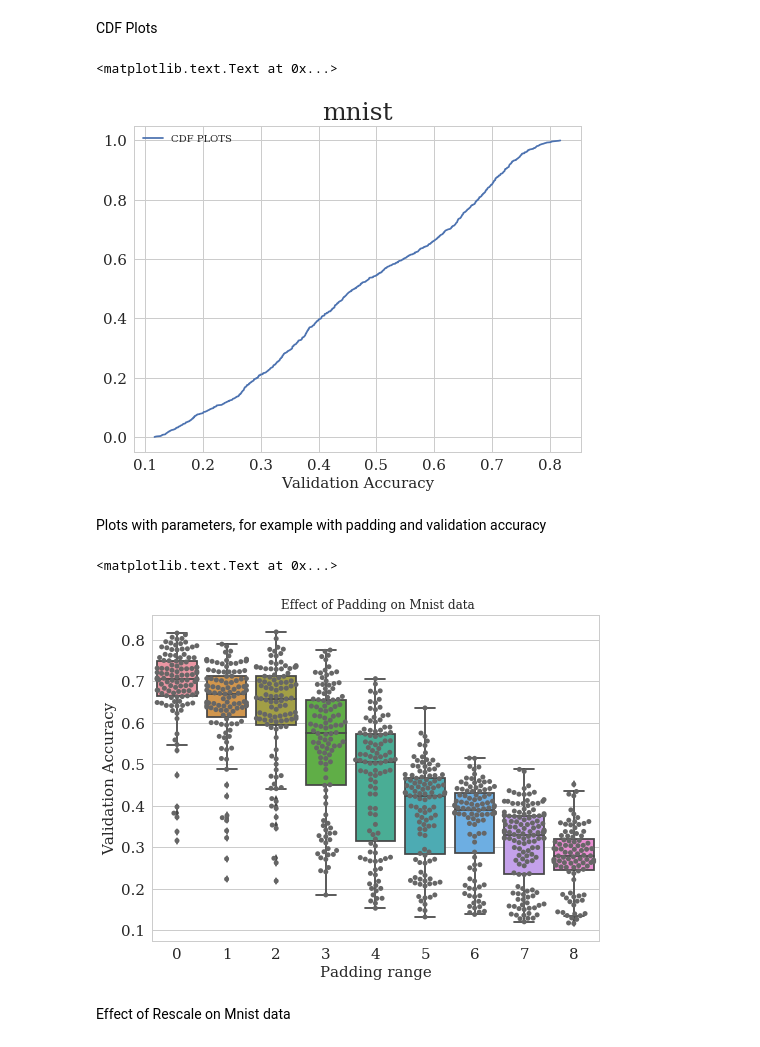
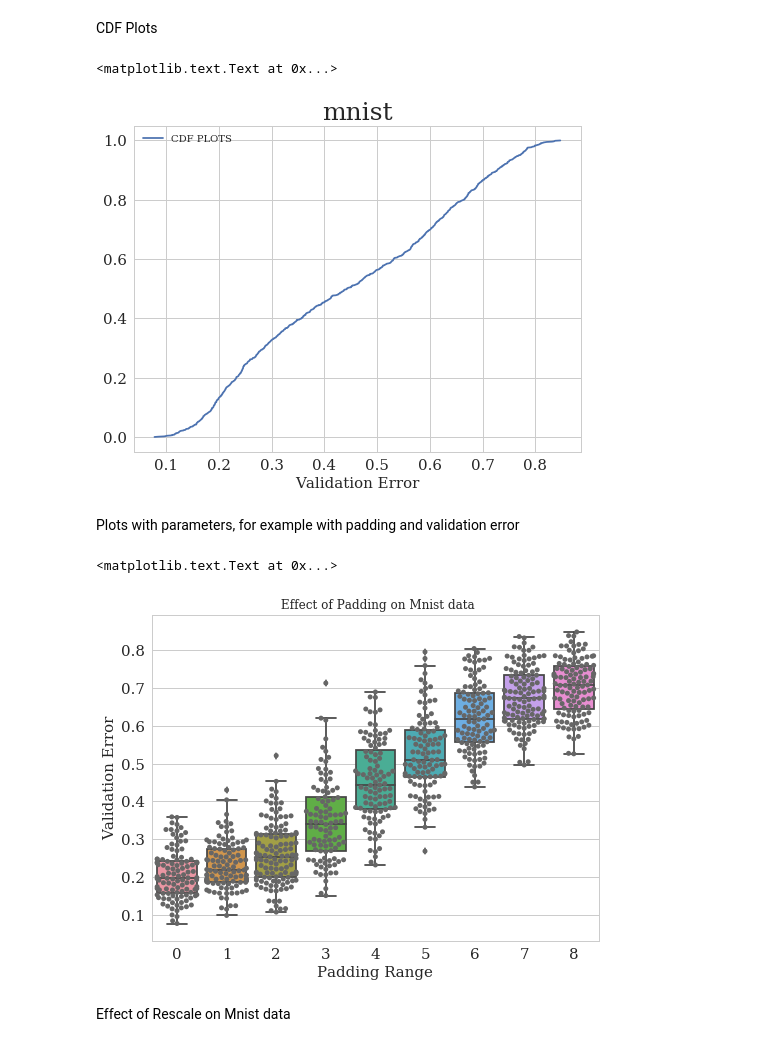
Before and after one commit to zemovi/AutoDA, a Jupyter notebook: notebooks/augmentation.ipynb, the cells around one changed output. Saved outputs shown, nothing was run; the diff lists cells and outputs as text; code cells hidden in the pictures.

```diff
--- a/notebooks/augmentation.ipynb
+++ b/notebooks/augmentation.ipynb
@@ -27,7 +27,7 @@ plt.rcParams['text.latex.preamble']=[r"\usepackage{amsmath}"]
 # %% [output]
 Using TensorFlow backend.
 # %%
-results_path = path_join(abspath("."), "..", "experiments/results")
+results_path = path_join(abspath("."), "..", "experiments/random_search/results")
 
 msg = "Results to plot do not exist. Check path. {}".format(results_path)
 assert os.path.exists(results_path), msg
@@ -40,7 +40,7 @@ results = dict()
 r = dict()
 for d in datasets:
     p = dict()
-    validation_accuracy = []
+    validation_error = []
     validation_loss = []
     runtime = []
     config_ids = []
@@ -52,13 +52,13 @@ for d in datasets:
     vertical_flip = []
     rotation = []
 
-    path = path_join(abspath("."), "..", "experiments/results")
+    path = path_join(abspath("."), "..", "experiments/random_search/results")
     #n_runs = len([name for name in os.listdir(path_join(path, "mnist"))])
     n_runs = 1000
     for i in range(1, n_runs):
         try:
             from os.path import abspath, join as path_join
-            config_path = "%s/config_%d.json" % (d, i)
+            config_path = "%s/random_search_%d.json" % (d, i)
             filename = path_join(path, config_path)
             with open(filename, "r") as f:
                 res = json.load(f)
@@ -68,9 +68,8 @@ for d in datasets:
 
         runtime.append(res['runtime'])
         configs.append(res['configs'])
-
-        config_ids.append(res["config_id"])
-        validation_accuracy.append(res["validation_accuracy"])
+        #config_ids.append(res["config_id"]
+        validation_error.append(res["validation_error"])
         pad.append(res["configs"]["pad"])
         rescale.append(res['configs']['rescale'])
         horizontal_flip.append(res['configs']['horizontal_flip'])
@@ -78,11 +77,11 @@ for d in datasets:
         rotation.append(res['configs']['rotation_range'])
 
 
-    p['validation_accuracy'] = np.array(validation_accuracy)
+    p['validation_error'] = np.array(validation_error)
     p["runtime"] = np.array(runtime)
     #p["params"] = params
     p['configs'] = configs
-    p['config_ids'] = config_ids
+    #p['config_ids'] = config_ids
     p['pad'] = pad
     p['rescale'] = rescale
     p["horizontal_flip"] = horizontal_flip
@@ -107,31 +106,31 @@ plt.title(dataset, fontsize=25)
 # %% [markdown]
 CDF Plots
 # %%
-sorted_accuracy = np.sort(validation_accuracy)
-yvals = np.arange(len(sorted_accuracy)) / float(len(sorted_accuracy))
-plt.plot(sorted_accuracy, yvals, label= "CDF PLOTS")
+sorted_error = np.sort(validation_error)
+yvals = np.arange(len(sorted_error)) / float(len(sorted_error))
+plt.plot(sorted_error, yvals, label= "CDF PLOTS")
 plt.legend(loc=2, fontsize=10)
-plt.xlabel("Validation Accuracy", fontsize=15)
+plt.xlabel("Validation Error", fontsize=15)
 plt.title(dataset, fontsize=25)
 # %% [output]
 <matplotlib.text.Text at 0x...>
-[figure, old version]
+[figure, new version]
 # %% [markdown]
-Plots with parameters, for example with padding and validation accuracy
+Plots with parameters, for example with padding and validation error
 # %%
 #plt.scatter(x=pad, y=validation_accuracy)
 
-validation_accuracy = results[dataset]["validation_accuracy"]
+validation_error = results[dataset]["validation_error"]
 rescale= results[dataset]["pad"]
-ax = sns.boxplot(x=pad, y=validation_accuracy)
-ax = sns.swarmplot(x=pad, y=validation_accuracy, color=".40")
+ax = sns.boxplot(x=pad, y=validation_error)
+ax = sns.swarmplot(x=pad, y=validation_error, color=".40")
 ax.set_title(' Effect of Padding on Mnist data')
 
 plt.xlabel("Padding Range", size=15)
-plt.ylabel("Validation Accuracy", size=15)
+plt.ylabel("Validation Error", size=15)
 # %% [output]
 <matplotlib.text.Text at 0x...>
-[figure, old version]
+[figure, new version]
 # %% [markdown]
 Effect of Rescale on Mnist data
 # %%
```
Also changed, not shown: parts of 14 cells of this notebook, 8 other files.
